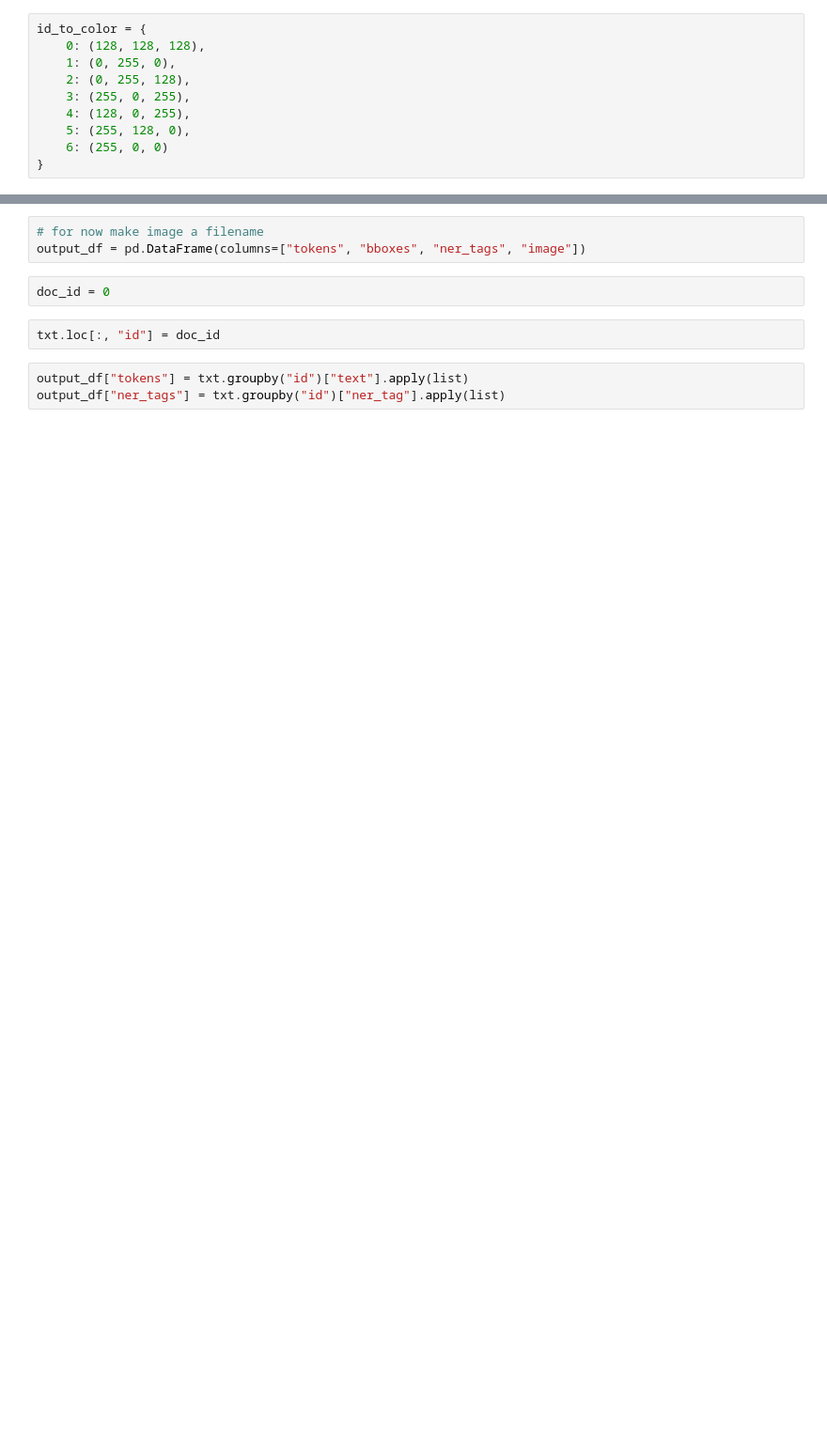
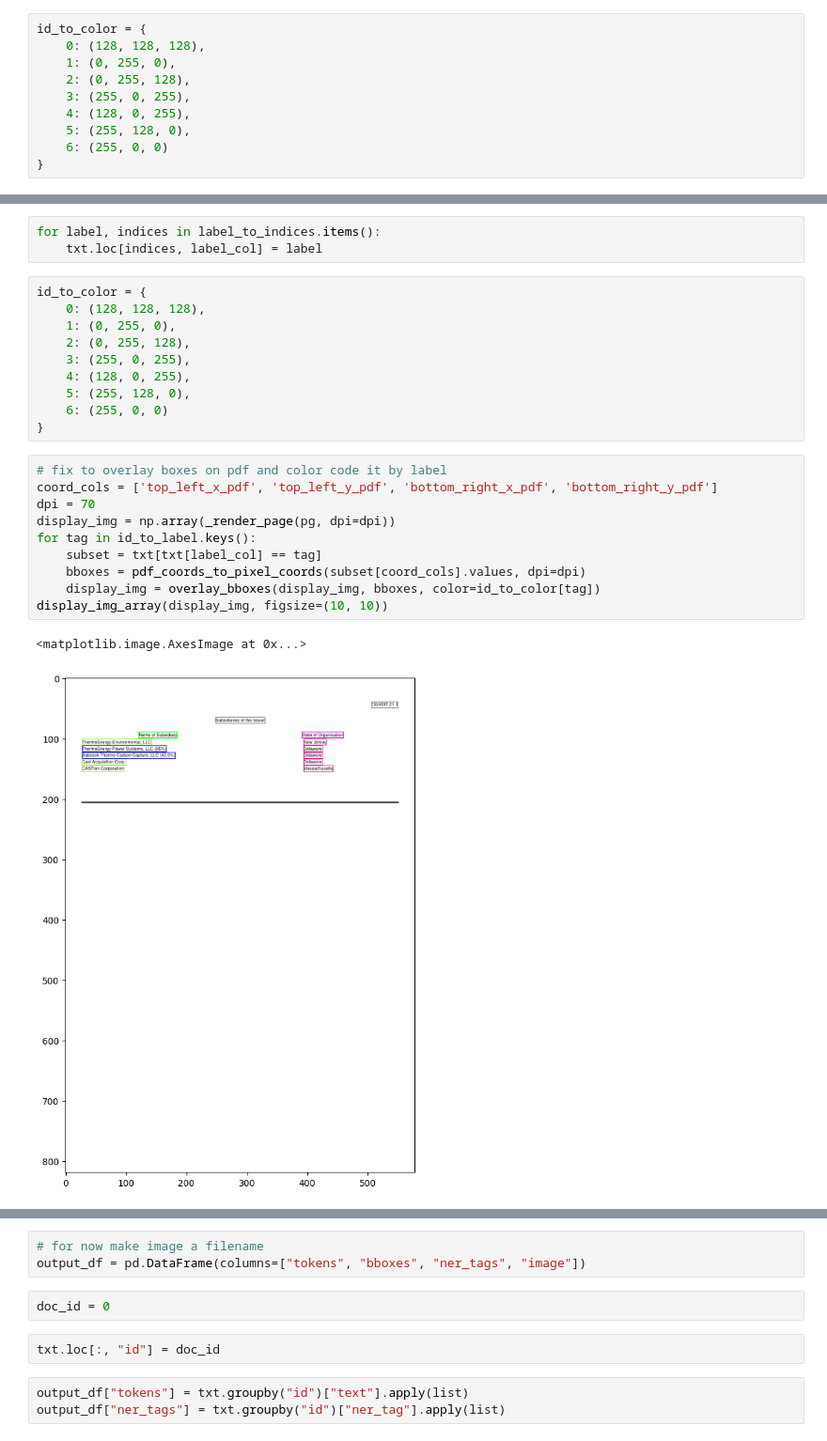
Before and after one commit to catalyst-cooperative/mozilla-sec-eia, a Jupyter notebook: notebooks/05-kl-training-data-creation.ipynb, the cells around one changed output, grey strips where cells are left out. Shown at 94% size. Cells and saved outputs as stored; diff of their text form; blank space fills up the shorter version.

```diff
--- a/notebooks/05-kl-training-data-creation.ipynb
+++ b/notebooks/05-kl-training-data-creation.ipynb
@@ -452 +630,27 @@ display_img_array(display_img, figsize=(10, 10))
+# %%
+for label, indices in label_to_indices.items():
+    txt.loc[indices, label_col] = label
+# %%
+id_to_color = {
+    0: (128, 128, 128),
+    1: (0, 255, 0),
+    2: (0, 255, 128),
+    3: (255, 0, 255),
+    4: (128, 0, 255),
+    5: (255, 128, 0),
+    6: (255, 0, 0)
+}
+# %%
+# fix to overlay boxes on pdf and color code it by label
+coord_cols = ['top_left_x_pdf', 'top_left_y_pdf', 'bottom_right_x_pdf', 'bottom_right_y_pdf']
+dpi = 70
+display_img = np.array(_render_page(pg, dpi=dpi))
+for tag in id_to_label.keys():
+    subset = txt[txt[label_col] == tag]
+    bboxes = pdf_coords_to_pixel_coords(subset[coord_cols].values, dpi=dpi)
+    display_img = overlay_bboxes(display_img, bboxes, color=id_to_color[tag])
+display_img_array(display_img, figsize=(10, 10))
+# %% [output]
+<matplotlib.image.AxesImage at 0x...>
+[figure, added]
 # %% [markdown]
```
Also changed, not shown: parts of 39 cells of this notebook, 1 other file.
